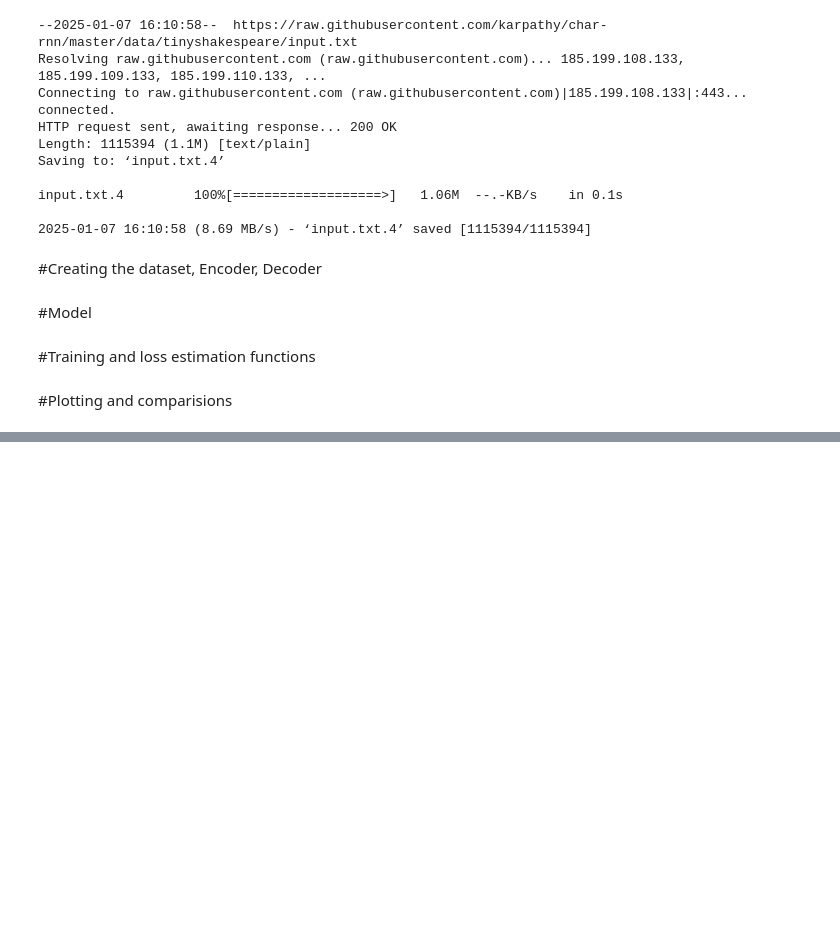
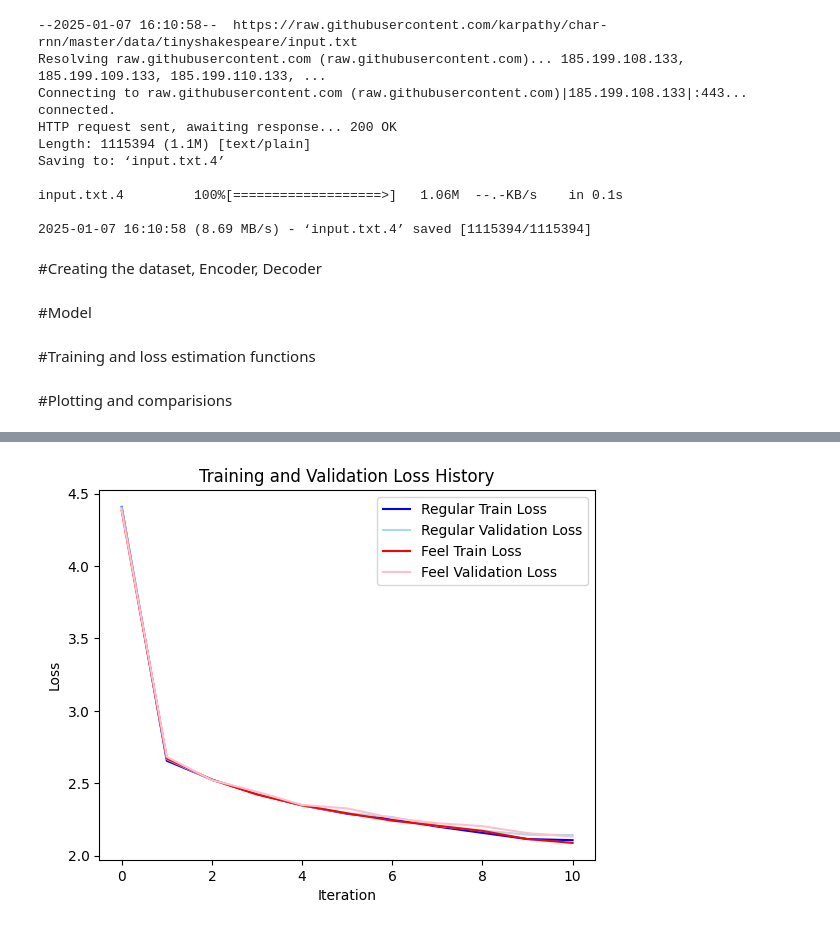
Before and after one commit to BlastOfMihh/FeelTransformers, a Jupyter notebook: lab5/feelings_based.ipynb, the cells around one changed output, grey strips where cells are left out. Saved outputs shown, nothing was run; the diff lists cells and outputs as text; code cells hidden in the pictures; blank space fills up the shorter version.

```diff
--- a/lab5/feelings_based.ipynb
+++ b/lab5/feelings_based.ipynb
@@ -68,6 +68,47 @@ def get_batch(split):
     return x, y
 # %% [markdown]
 #Model
+# %%
+# The feel stuff
+class Head(nn.Module):
+    """ one head of self-attention """
+    def __init__(self, head_size):
+        super().__init__()
+        self.key = nn.Linear(n_embd, head_size, bias=False)
+        self.query = nn.Linear(n_embd, head_size, bias=False)
+        self.value = nn.Linear(n_embd, head_size, bias=False)
+        self.register_buffer('tril', torch.tril(torch.ones(block_size, block_size)))
+
+        self.dropout = nn.Dropout(dropout)
+
+    def forward(self, x):
+        B,T,C = x.shape
+        k = self.key(x)   # (B,T,C)
+        q = self.query(x) # (B,T,C)
+        # compute attention scores ("affinities")
+        wei = q @ k.transpose(-2,-1) * C**-0.5 # (B, T, C) @ (B, C, T) -> (B, T, T)
+        wei = wei.masked_fill(self.tril[:T, :T] == 0, float('-inf')) # (B, T, T)
+        wei = F.softmax(wei, dim=-1) # (B, T, T)
+        wei = self.dropout(wei)
+        # perform the weighted aggregation of the values
+        v = self.value(x) # (B,T,C)
+        out = wei @ v # (B, T, T) @ (B, T, C) -> (B, T, C)
+        return out
+
+
+class MultiHeadAttention(nn.Module):
+    """ multiple heads of self-attention in parallel """
+
+    def __init__(self, num_heads, head_size):
+        super().__init__()
+        self.heads = nn.ModuleList([Head(head_size) for _ in range(num_heads)])
+        self.proj = nn.Linear(n_embd, n_embd)
+        self.dropout = nn.Dropout(dropout)
+
+    def forward(self, x):
+        out = torch.cat([h(x) for h in self.heads], dim=-1)
+        out = self.dropout(self.proj(out))
+        return out
 # %%
 class Head(nn.Module):
     """ one head of self-attention """
@@ -264,12 +321,14 @@ step 0: train loss 4.3823, val loss 4.3857
 # %%
 import matplotlib.pyplot as plt
 
 plt.plot(history_regular['train'], label='Regular Train Loss', color='blue')
 plt.plot(history_regular['val'], label='Regular Validation Loss', color='lightblue')
 plt.plot(history_feel['train'], label='Feel Train Loss', color='red')
-plt.plot(history_feel['val'], label='Feel Validation Loss', color='pink')
+plt.plot(history_feel['val'], label='Feel Validation Loss', color='salmon')
 plt.xlabel('Iteration')
 plt.ylabel('Loss')
 plt.title('Training and Validation Loss History')
 plt.legend()
 plt.show()
+# %% [output]
+[figure, added]
```
Also changed, not shown: parts of 1 cell of this notebook.
